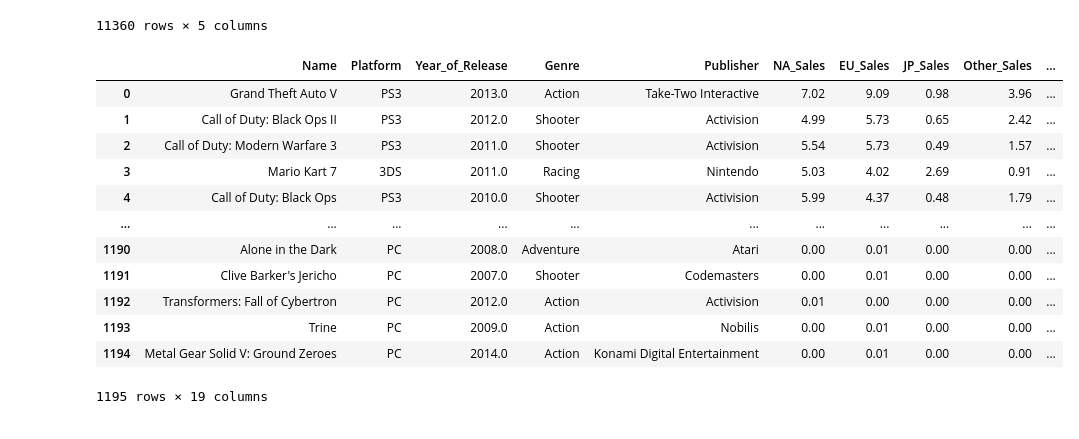
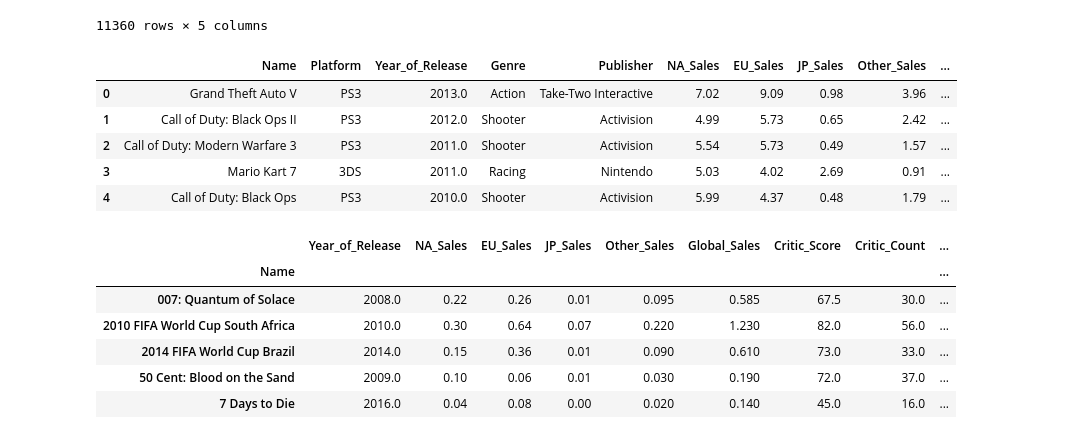
Before and after one commit to Anabn357/Project-2, a Jupyter notebook: analysis_file.ipynb, the cells around one changed output. Drawn from its saved outputs; the diff is of its cells as text; code cells hidden in the pictures.

```diff
--- a/analysis_file.ipynb
+++ b/analysis_file.ipynb
@@ -76,18 +76,26 @@ whatoplay_data
 # %%
 total_data = pd.merge(rating_sale, whatoplay_data, how = "inner", on=["Name", "Platform"] )
 
-total_data
+total_data.head()
 # %% [output]
 |  | Name | Platform | Year_of_Release | Genre | Publisher | NA_Sales | EU_Sales | JP_Sales | Other_Sales | ... |
 | 0 | Grand Theft Auto V | PS3 | 2013.0 | Action | Take-Two Interactive | 7.02 | 9.09 | 0.98 | 3.96 | ... |
 | 1 | Call of Duty: Black Ops II | PS3 | 2012.0 | Shooter | Activision | 4.99 | 5.73 | 0.65 | 2.42 | ... |
 | 2 | Call of Duty: Modern Warfare 3 | PS3 | 2011.0 | Shooter | Activision | 5.54 | 5.73 | 0.49 | 1.57 | ... |
 | 3 | Mario Kart 7 | 3DS | 2011.0 | Racing | Nintendo | 5.03 | 4.02 | 2.69 | 0.91 | ... |
 | 4 | Call of Duty: Black Ops | PS3 | 2010.0 | Shooter | Activision | 5.99 | 4.37 | 0.48 | 1.79 | ... |
-| ... | ... | ... | ... | ... | ... | ... | ... | ... | ... | ... |
-| 1190 | Alone in the Dark | PC | 2008.0 | Adventure | Atari | 0.00 | 0.01 | 0.00 | 0.00 | ... |
-| 1191 | Clive Barker's Jericho | PC | 2007.0 | Shooter | Codemasters | 0.00 | 0.01 | 0.00 | 0.00 | ... |
-| 1192 | Transformers: Fall of Cybertron | PC | 2012.0 | Action | Activision | 0.01 | 0.00 | 0.00 | 0.00 | ... |
-| 1193 | Trine | PC | 2009.0 | Action | Nobilis | 0.00 | 0.01 | 0.00 | 0.00 | ... |
-| 1194 | Metal Gear Solid V: Ground Zeroes | PC | 2014.0 | Action | Konami Digital Entertainment | 0.00 | 0.01 | 0.00 | 0.00 | ... |
-1195 rows × 19 columns
+# %%
+grouped_data=total_data.groupby("Name").mean()
+grouped_data
+
+
+#grouped_data = total_data.groupby("Name").mean()
+#grouped_data.loc[grouped_data["Name"]==Captain America:Super Soldier]
+# %% [output]
+|  | Year_of_Release | NA_Sales | EU_Sales | JP_Sales | Other_Sales | Global_Sales | Critic_Score | Critic_Count | ... |
+| Name |  |  |  |  |  |  |  |  | ... |
+| 007: Quantum of Solace | 2008.0 | 0.22 | 0.26 | 0.01 | 0.095 | 0.585 | 67.5 | 30.0 | ... |
+| 2010 FIFA World Cup South Africa | 2010.0 | 0.30 | 0.64 | 0.07 | 0.220 | 1.230 | 82.0 | 56.0 | ... |
+| 2014 FIFA World Cup Brazil | 2014.0 | 0.15 | 0.36 | 0.01 | 0.090 | 0.610 | 73.0 | 33.0 | ... |
+| 50 Cent: Blood on the Sand | 2009.0 | 0.10 | 0.06 | 0.01 | 0.030 | 0.190 | 72.0 | 37.0 | ... |
+| 7 Days to Die | 2016.0 | 0.04 | 0.08 | 0.00 | 0.020 | 0.140 | 45.0 | 16.0 | ... |
```
Also changed, not shown: parts of 2 cells of this notebook, 2 other files.
